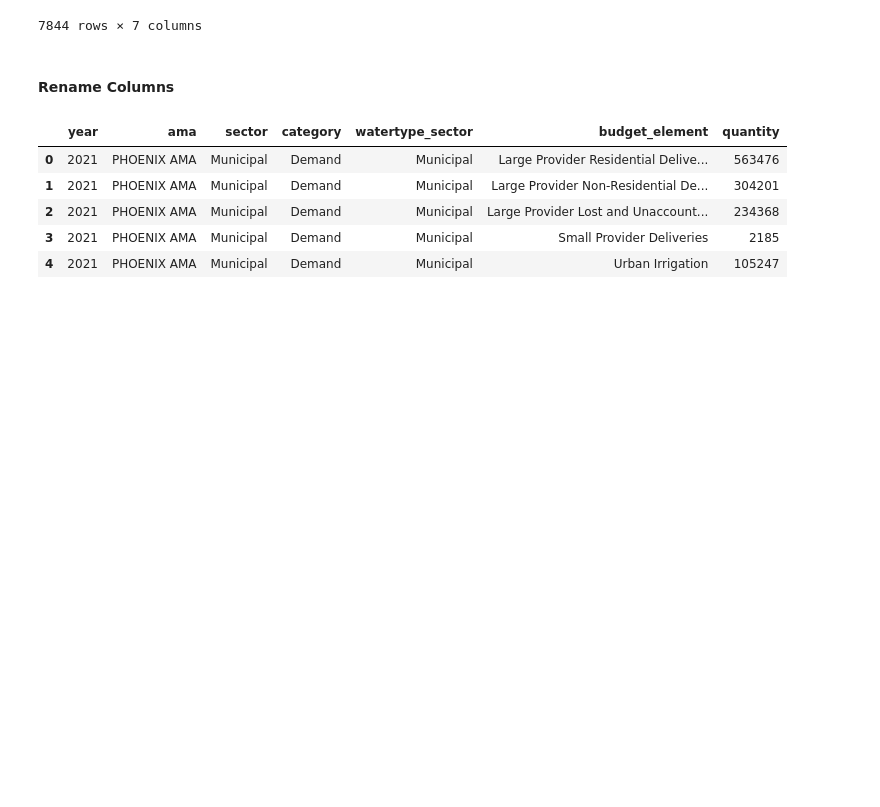
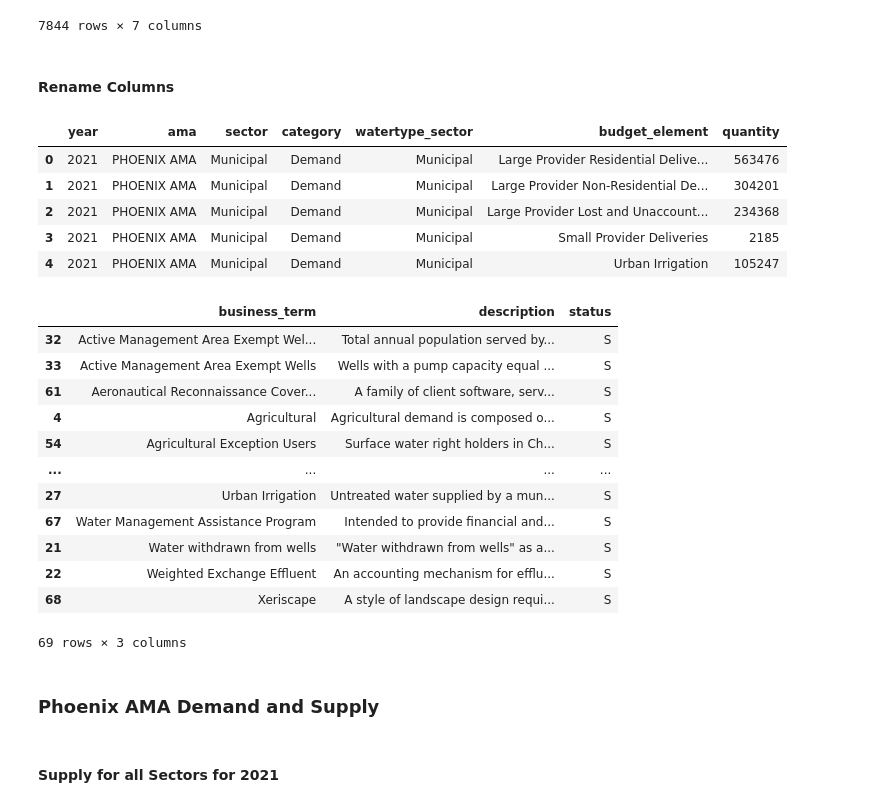
Before and after one commit to markprubin/the-water-boy, a Jupyter notebook: azama_demand_supply.ipynb, the cells around one changed output. Drawn from its saved outputs; the diff is of its cells as text; code cells hidden in the pictures; blank space fills up the shorter version.

```diff
--- a/azama_demand_supply.ipynb
+++ b/azama_demand_supply.ipynb
@@ -66,4 +68,26 @@ waterdata.head()
 | 3 | 2021 | PHOENIX AMA | Municipal | Demand | Municipal | Small Provider Deliveries | 2185 |
 | 4 | 2021 | PHOENIX AMA | Municipal | Demand | Municipal | Urban Irrigation | 105247 |
 # %%
-waterterms = waterterms.rename(columns={'Business_Term':'''})
+waterterms = waterterms.rename(columns={'Business_Term':'business_term', 'BUSINESS_TERM_DESCRIPTION': 'description', 'Business_Term_Status':'status'})
+# %%
+waterterms = waterterms.sort_values('business_term', ascending=True)
+# %%
+waterterms
+# %% [output]
+|  | business_term | description | status |
+| 32 | Active Management Area Exempt Wel... | Total annual population served by... | S |
+| 33 | Active Management Area Exempt Wells | Wells with a pump capacity equal ... | S |
+| 61 | Aeronautical Reconnaissance Cover... | A family of client software, serv... | S |
+| 4 | Agricultural | Agricultural demand is composed o... | S |
+| 54 | Agricultural Exception Users | Surface water right holders in Ch... | S |
+| ... | ... | ... | ... |
+| 27 | Urban Irrigation | Untreated water supplied by a mun... | S |
+| 67 | Water Management Assistance Program | Intended to provide financial and... | S |
+| 21 | Water withdrawn from wells | "Water withdrawn from wells" as a... | S |
+| 22 | Weighted Exchange Effluent | An accounting mechanism for efflu... | S |
+| 68 | Xeriscape | A style of landscape design requi... | S |
+69 rows × 3 columns
+# %% [markdown]
+### Phoenix AMA Demand and Supply
+# %% [markdown]
+#### Supply for all Sectors for 2021
```
Also changed, not shown: parts of 7 cells of this notebook.
